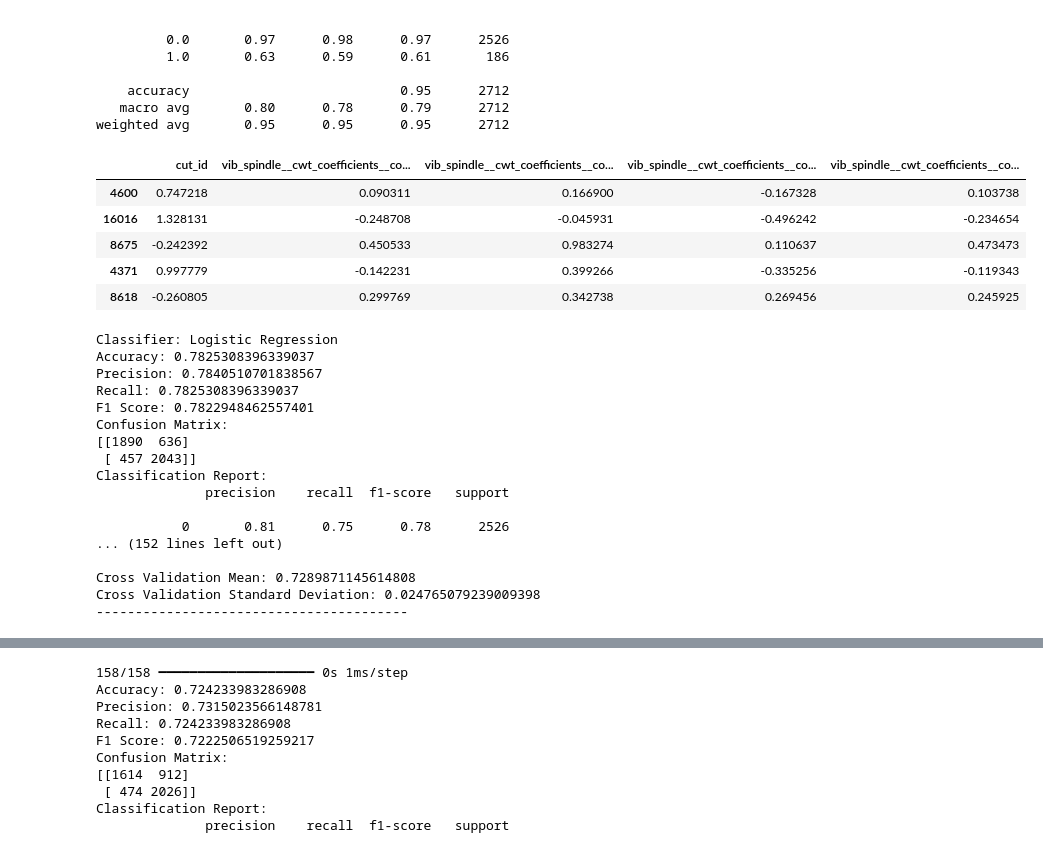
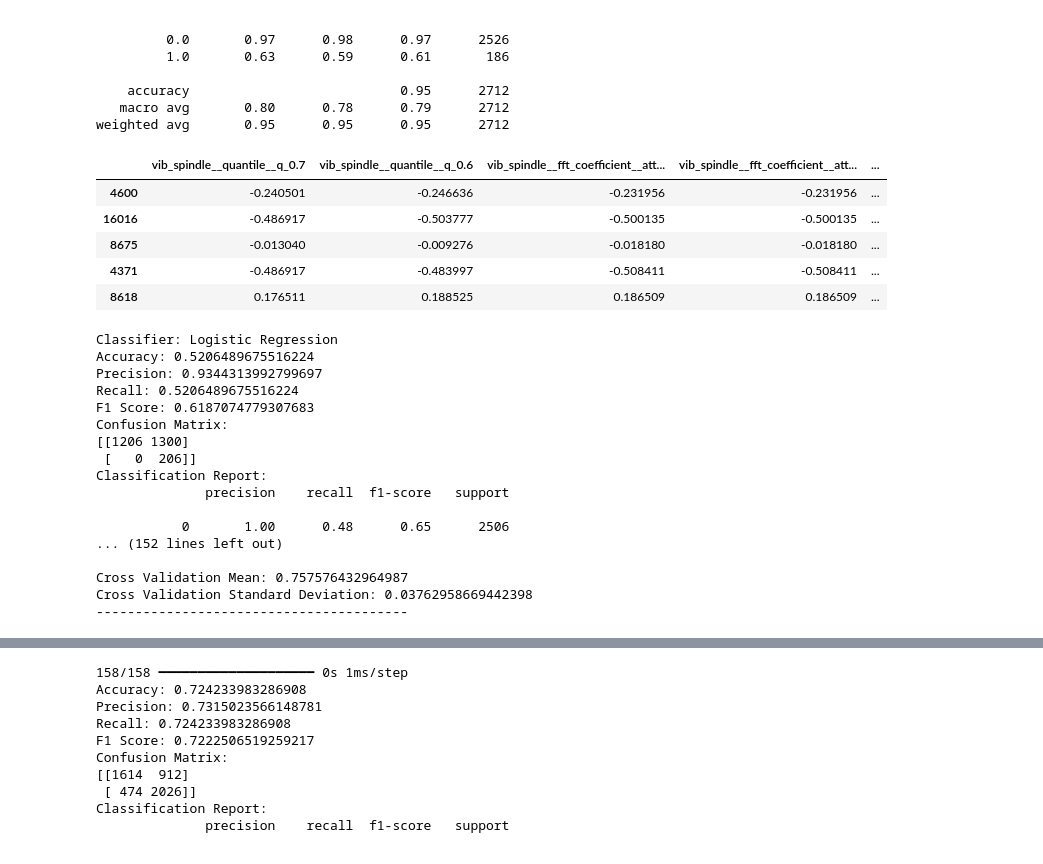
Before and after one commit to PrMine54/milling-data, a Jupyter notebook: notebooks/test2.ipynb, the cells around one changed output, grey strips where cells are left out. Cells and saved outputs as stored; diff of their text form; code cells hidden in the pictures.

```diff
--- a/notebooks/test2.ipynb
+++ b/notebooks/test2.ipynb
@@ -1350,26 +1476,29 @@ weighted avg       0.95      0.95      0.95      2712
 # %%
 ### Oversampled Data ###
 from sklearn.model_selection import train_test_split
 
-#Forward selection
+#X = df_selected_ros.iloc[:,:5]
+#y = y_over_ros
 
-X = df_selected_ros.iloc[:,:5]
+X = x_over_ros_sc[df_selected.iloc[:,:5].columns.to_list()]
 y = y_over_ros
 
 X_train_ros, X_test_ros, y_train_ros, y_test_ros = train_test_split(X, y, test_size=0.3, random_state=42)
 
+#X_train_norm_ros, X_test_norm_ros, y_train_norm_ros, y_test_norm_ros = train_test_split(X, y, test_size=0.3, random_state=42)
+
 X_train_ros.head()
 # %% [output]
-|  | cut_id | vib_spindle__cwt_coefficients__co... | vib_spindle__cwt_coefficients__co... | vib_spindle__cwt_coefficients__co... | vib_spindle__cwt_coefficients__co... |
-| 4600 | 0.747218 | 0.090311 | 0.166900 | -0.167328 | 0.103738 |
-| 16016 | 1.328131 | -0.248708 | -0.045931 | -0.496242 | -0.234654 |
-| 8675 | -0.242392 | 0.450533 | 0.983274 | 0.110637 | 0.473473 |
-| 4371 | 0.997779 | -0.142231 | 0.399266 | -0.335256 | -0.119343 |
-| 8618 | -0.260805 | 0.299769 | 0.342738 | 0.269456 | 0.245925 |
+|  | vib_spindle__quantile__q_0.7 | vib_spindle__quantile__q_0.6 | vib_spindle__fft_coefficient__att... | vib_spindle__fft_coefficient__att... | ... |
+| 4600 | -0.240501 | -0.246636 | -0.231956 | -0.231956 | ... |
+| 16016 | -0.486917 | -0.503777 | -0.500135 | -0.500135 | ... |
+| 8675 | -0.013040 | -0.009276 | -0.018180 | -0.018180 | ... |
+| 4371 | -0.486917 | -0.483997 | -0.508411 | -0.508411 | ... |
+| 8618 | 0.176511 | 0.188525 | 0.186509 | 0.186509 | ... |
 # %%
-from sklearn.linear_model import LogisticRegression
+from sklearn.linear_model import LogisticRegression, PassiveAggressiveClassifier
 from sklearn.tree import DecisionTreeClassifier
-from sklearn.ensemble import RandomForestClassifier, GradientBoostingClassifier
+from sklearn.ensemble import RandomForestClassifier, GradientBoostingClassifier, AdaBoostClassifier
 from sklearn.neighbors import KNeighborsClassifier
 from sklearn.svm import SVC
 from sklearn.model_selection import cross_val_score
@@ -1392,16 +1521,16 @@ results_os = {}
 
 for name, clf in classifiers.items():
     clf.fit(X_train_ros, y_train_ros)
-    y_pred_ros = clf.predict(X_test_ros)
+    y_pred_ros = clf.predict(X_test)
     scores = cross_val_score(clf, X, y, cv=5)
 
     # Calculate metrics
-    accuracy = accuracy_score(y_test_ros, y_pred_ros)
-    precision = precision_score(y_test_ros, y_pred_ros, average='weighted')
-    recall = recall_score(y_test_ros, y_pred_ros, average='weighted')
-    f1 = f1_score(y_test_ros, y_pred_ros, average='weighted')
-    conf_matrix = confusion_matrix(y_test_ros, y_pred_ros)
-    class_report = classification_report(y_test_ros, y_pred_ros)
+    accuracy = accuracy_score(y_test, y_pred_ros)
+    precision = precision_score(y_test, y_pred_ros, average='weighted')
+    recall = recall_score(y_test, y_pred_ros, average='weighted')
+    f1 = f1_score(y_test, y_pred_ros, average='weighted')
+    conf_matrix = confusion_matrix(y_test, y_pred_ros)
+    class_report = classification_report(y_test, y_pred_ros)
     cross_val_mean = scores.mean()
     cross_val_std = scores.std()
 
@@ -1432,21 +1561,21 @@ for name, metrics in results_os.items():
     print("----------------------------------------")
 # %% [output]
 Classifier: Logistic Regression
-Accuracy: 0.7825308396339037
-Precision: 0.7840510701838567
-Recall: 0.7825308396339037
-F1 Score: 0.7822948462557401
+Accuracy: 0.5206489675516224
+Precision: 0.9344313992799697
+Recall: 0.5206489675516224
+F1 Score: 0.6187074779307683
 Confusion Matrix:
-[[1890  636]
- [ 457 2043]]
+[[1206 1300]
+ [   0  206]]
 Classification Report:
               precision    recall  f1-score   support
 
-           0       0.81      0.75      0.78      2526
+           0       1.00      0.48      0.65      2506
 ... (152 lines left out)
 
-Cross Validation Mean: 0.7289871145614808
-Cross Validation Standard Deviation: 0.024765079239009398
+Cross Validation Mean: 0.757576432964987
+Cross Validation Standard Deviation: 0.03762958669442398
 ----------------------------------------
 # %%
 ### FORWARD SELECTION EXAMPLE ###
```
Also changed, not shown: parts of 32 cells of this notebook, 7 other files.
